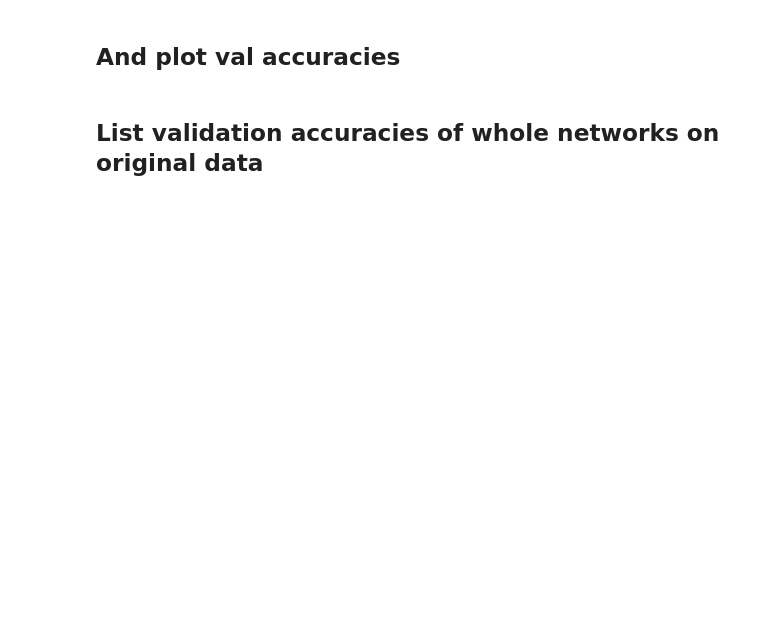
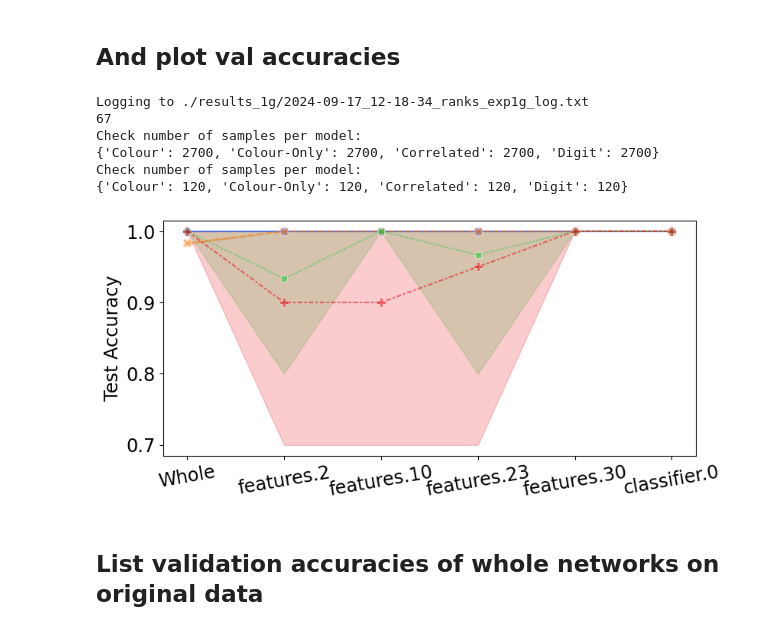
Before and after one commit to DHLSmith/jons-tunnel-effect, a Jupyter notebook: rank.ipynb, the cells around one changed output. Saved outputs shown, nothing was run; the diff lists cells and outputs as text; code cells hidden in the pictures; blank space fills up the shorter version.

```diff
--- a/rank.ipynb
+++ b/rank.ipynb
@@ -501,25 +511,27 @@ logtofile(f"Logging to {save_log_as}")
 import os
 
 # exp1 Synthetic stitch
-csvs_from = os.path.join("../msc_similarity/exp1_ms_with_random_dataset/results_1g_rank/", "*.csv")
+csvs_from = os.path.join("../msc_similarity/exp1_ms_with_random_dataset/results_1g_zrank/", "*.csv")
 df = csv_to_df(csvs_from)
 
 rcv_models  = {
-               'bg':         'bg$', # these three may learn colours as a shortcut
-               'bgonly':     'bgonly',
-               'bias':       '\dbias',
-               'unbias':     '\dunbias', # these three have to learn to read digits
-               'mix':        'mix',
-               'bw':         'bw'}
+               'Colour':         'bg$', # these three may learn colours as a shortcut
+               'Colour-Only':     'bgonly',
+               'Correlated':       '\dbias',
+               'Digit':       '\dunbias', # these three have to learn to read digits
+               #'mix':        'mix',
+               #'bw':         'bw'
+               }
 
 # The models which have no stitch - use to get a first point on the graph for training against real data
 ref_models  = {
-               'bg':         '^bg$', # these three may learn colours as a shortcut
-               'bgonly':     '^bgonly$',
-               'bias':       '^bias$',
-               'unbias':     '^unbias$', # these three have to learn to read digits
-               'mix':        '^mix$',
-               'bw':         '^bw$'}
+               'Colour':          '^bg$', # these three may learn colours as a shortcut
+               'Colour-Only':     '^bgonly$',
+               'Correlated':      '^bias$',
+               'Digit':           '^unbias$', # these three have to learn to read digits
+               #'mix':        '^mix$',
+               #'bw':         '^bw$'
+                }
 
 df['receiver'] = 'unknown'
 sizes = {}
@@ -587,37 +599,48 @@ for k, v in rcv_models.items():
     sizes[k] = len((df3['model'].str.contains(v)))
 
 # Check numbers of samples per model
 print(f"Check number of samples per model:\n{sizes}")
 #######################
 
 # Sort the model column and create a categorical type with sorted categories
 # e.g models are X6bgonly or bgonly
 df3['name'] = pd.Categorical(df3['name'], categories=category_order, ordered=True)
 
 # Create line plot
-plt.figure(figsize=(9,6))
+plt.figure(figsize=(9,4))
 
 line_plot = sns.lineplot(data=df3, x='name', y='val_acc', hue='receiver', style='receiver',
                          hue_order=style_order, style_order=style_order,
                          markers=True, dashes=True, markersize=8, alpha=0.5, palette='bright',
                         errorbar=("pi",100))
 
 # errorbar=("ci",100) would give 100% confidence interval "pi" is percentile interval
 
-plt.title("Val Acc of VGG19 recievers stitched with synthetic data")
-plt.xlabel('First Layer of Receiver')
-plt.ylabel('Val Acc')
+#plt.title("Val Acc of VGG19 recievers stitched with synthetic data")
+#plt.xlabel('First Layer of Receiver')
+plt.xlabel('')
+plt.ylabel('Test Accuracy', fontsize='xx-large')
 #plt.yscale('log')
 plt.xticks(rotation=10)
+plt.tick_params(axis='both', labelsize='xx-large')
 
 handles, labels = line_plot.get_legend_handles_labels()
 #sorted_labels_handles = sorted(zip(labels, handles))
 unsorted_labels_handles = zip(labels[:len(ref_models)], handles[:len(ref_models)])
 labels, handles = zip(*unsorted_labels_handles)
 plt.legend(handles, labels, title='RCV Model', loc='upper right', bbox_to_anchor=(1.25, 1))
+plt.legend().remove()
 plt.xticks(ticks=range(len(custom_labels)), labels=custom_labels) # rename ticks
 plt.savefig(f"./results_1g/1g_lin_post_stitch_acc.png", bbox_inches='tight')
 plt.show()
+# %% [output]
+Logging to ./results_1g/2024-09-17_12-18-34_ranks_exp1g_log.txt
+67
+Check number of samples per model:
+{'Colour': 2700, 'Colour-Only': 2700, 'Correlated': 2700, 'Digit': 2700}
+Check number of samples per model:
+{'Colour': 120, 'Colour-Only': 120, 'Correlated': 120, 'Digit': 120}
+[figure, added]
 # %% [markdown]
 ## List validation accuracies of whole networks on original data
 # %%
```
Also changed, not shown: parts of 9 cells of this notebook, 7 other files.
